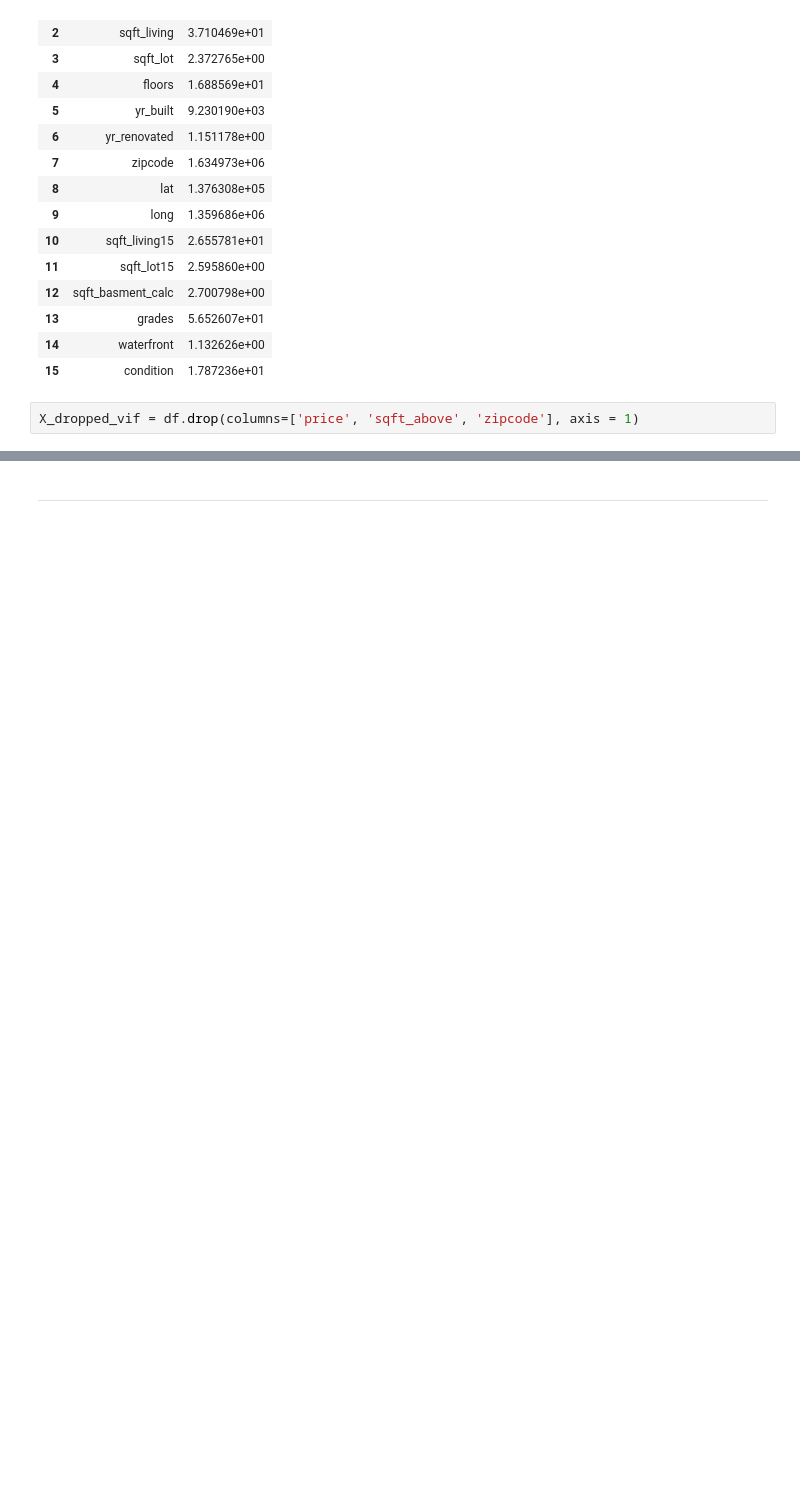
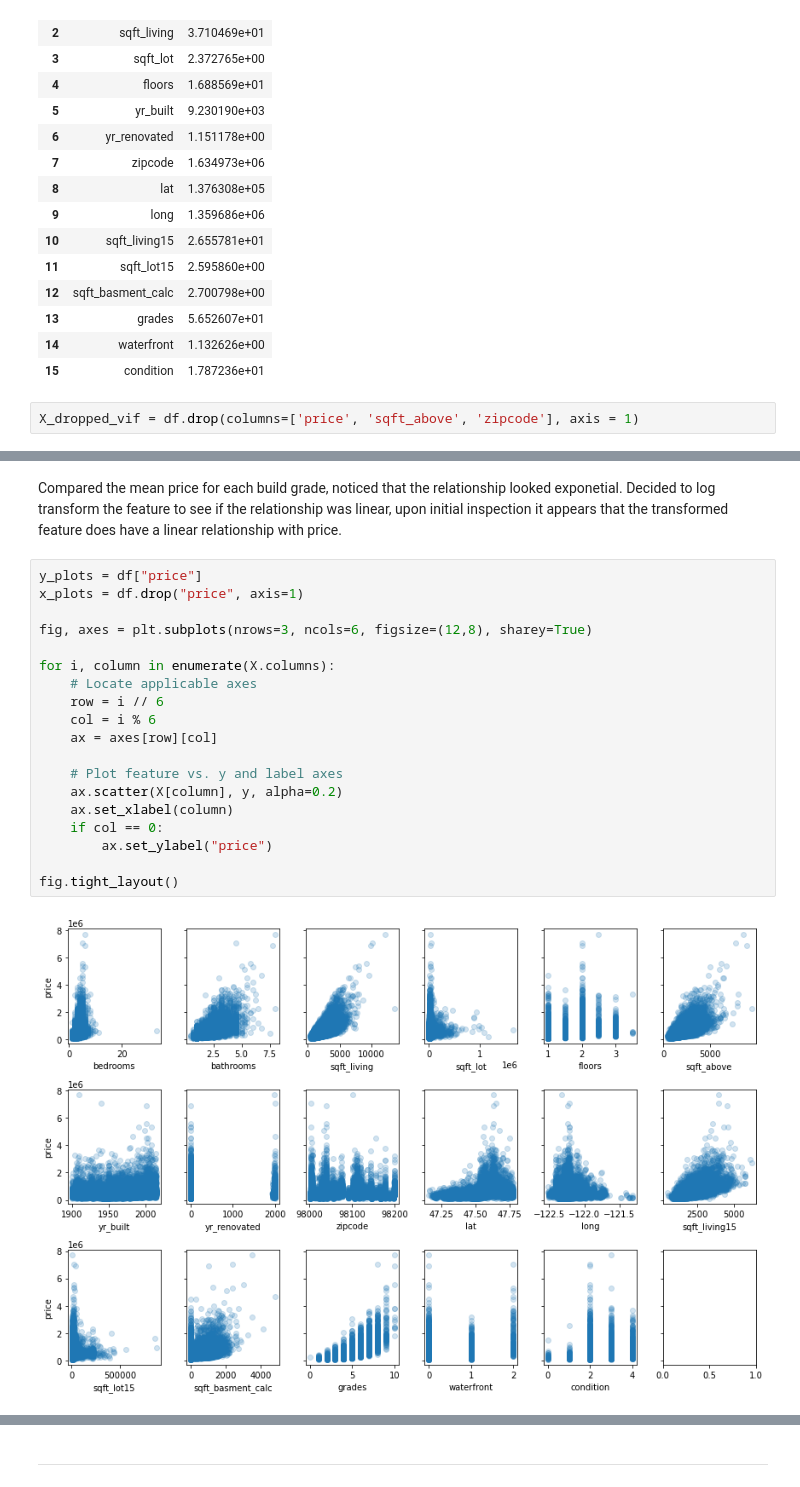
Before and after one commit to mattrubic/dsc-phase-2-project-v2-3, a Jupyter notebook: multi_lr_models.ipynb, the cells around one changed output, grey strips where cells are left out. Saved outputs shown, nothing was run; the diff lists cells and outputs as text; blank space fills up the shorter version.

```diff
--- a/multi_lr_models.ipynb
+++ b/multi_lr_models.ipynb
@@ -232,0 +290,23 @@ Floors is longer
+# %% [markdown]
+Compared the mean price for each build grade, noticed that the relationship looked exponetial. Decided to log transform the feature to see if the relationship was linear, upon initial inspection it appears that the transformed feature does have a linear relationship with price.
+# %%
+y_plots = df["price"]
+x_plots = df.drop("price", axis=1)
+
+fig, axes = plt.subplots(nrows=3, ncols=6, figsize=(12,8), sharey=True)
+
+for i, column in enumerate(X.columns):
+    # Locate applicable axes
+    row = i // 6
+    col = i % 6
+    ax = axes[row][col]
+
+    # Plot feature vs. y and label axes
+    ax.scatter(X[column], y, alpha=0.2)
+    ax.set_xlabel(column)
+    if col == 0:
+        ax.set_ylabel("price")
+
+fig.tight_layout()
+# %% [output]
+[figure, added]
```
Also changed, not shown: parts of 32 cells of this notebook, 1 other file.
